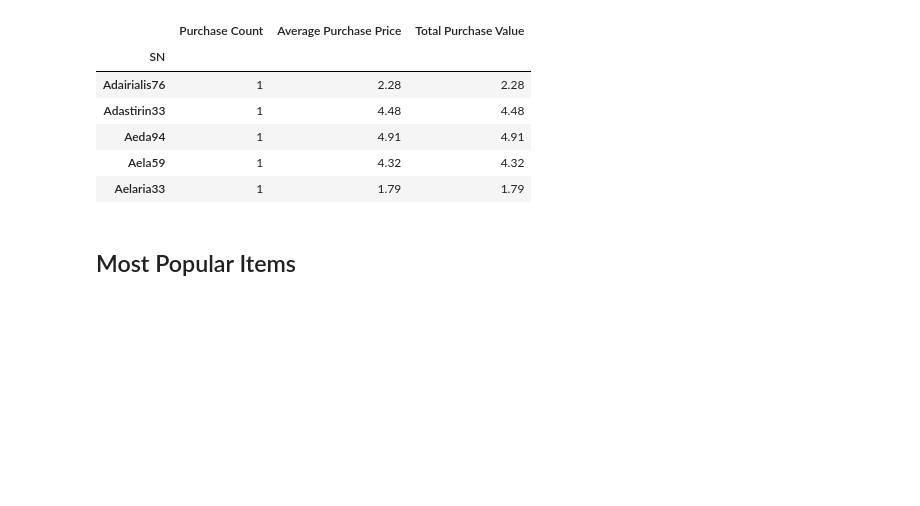
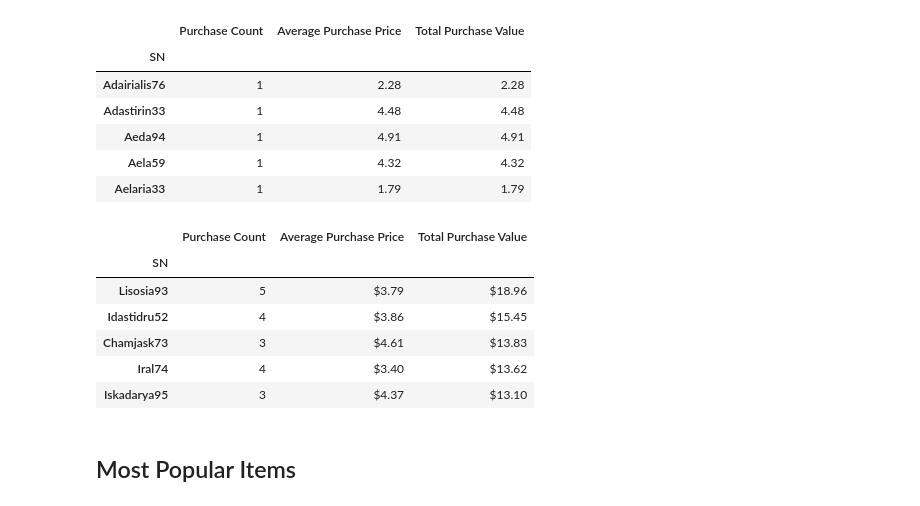
Before and after one commit to Richard-Lee123/Pandas-Challenge, a Jupyter notebook: HeroesOfPymoli_starter.ipynb, the cells around one changed output. Saved outputs shown, nothing was run; the diff lists cells and outputs as text; code cells hidden in the pictures; blank space fills up the shorter version.

Commit message:
finished sorting Total Purchase Values

```diff
--- a/HeroesOfPymoli_starter.ipynb
+++ b/HeroesOfPymoli_starter.ipynb
@@ -486,11 +486,21 @@ user_purch.head()
 | Aeda94 | 1 | 4.91 | 4.91 |
 | Aela59 | 1 | 4.32 | 4.32 |
 | Aelaria33 | 1 | 1.79 | 1.79 |
+# %%
+sorted_purch = user_purch.sort_values(by='Total Purchase Value', ascending=False)
 # %%
-user_purch["Average Purchase Price"] = user_purch["Average Purchase Price"].map("${:.2f}".format)
-user_purch["Total Purchase Value"] = user_purch["Total Purchase Value"].map("${:.2f}".format)
-# sorted_df = user_purch.sort_values(by='Total Purchase Value')
-# sorted_df
+
+sorted_purch["Average Purchase Price"] = sorted_purch["Average Purchase Price"].map("${:.2f}".format)
+sorted_purch["Total Purchase Value"] = sorted_purch["Total Purchase Value"].map("${:.2f}".format)
+sorted_purch.head()
+# %% [output]
+|  | Purchase Count | Average Purchase Price | Total Purchase Value |
+| SN |  |  |  |
+| Lisosia93 | 5 | $3.79 | $18.96 |
+| Idastidru52 | 4 | $3.86 | $15.45 |
+| Chamjask73 | 3 | $4.61 | $13.83 |
+| Iral74 | 4 | $3.40 | $13.62 |
+| Iskadarya95 | 3 | $4.37 | $13.10 |
 # %% [markdown]
 ## Most Popular Items
 # %% [markdown]
```
